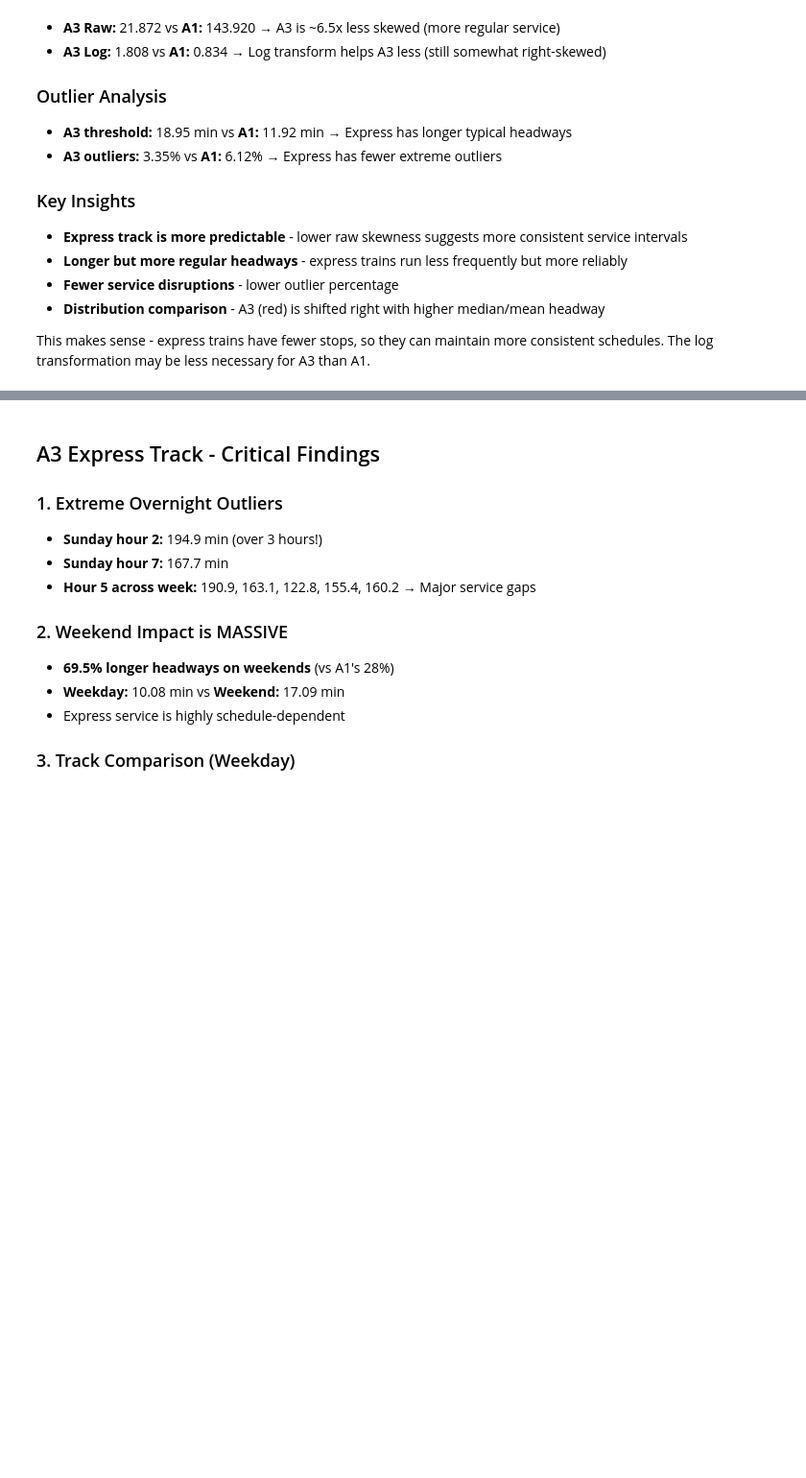
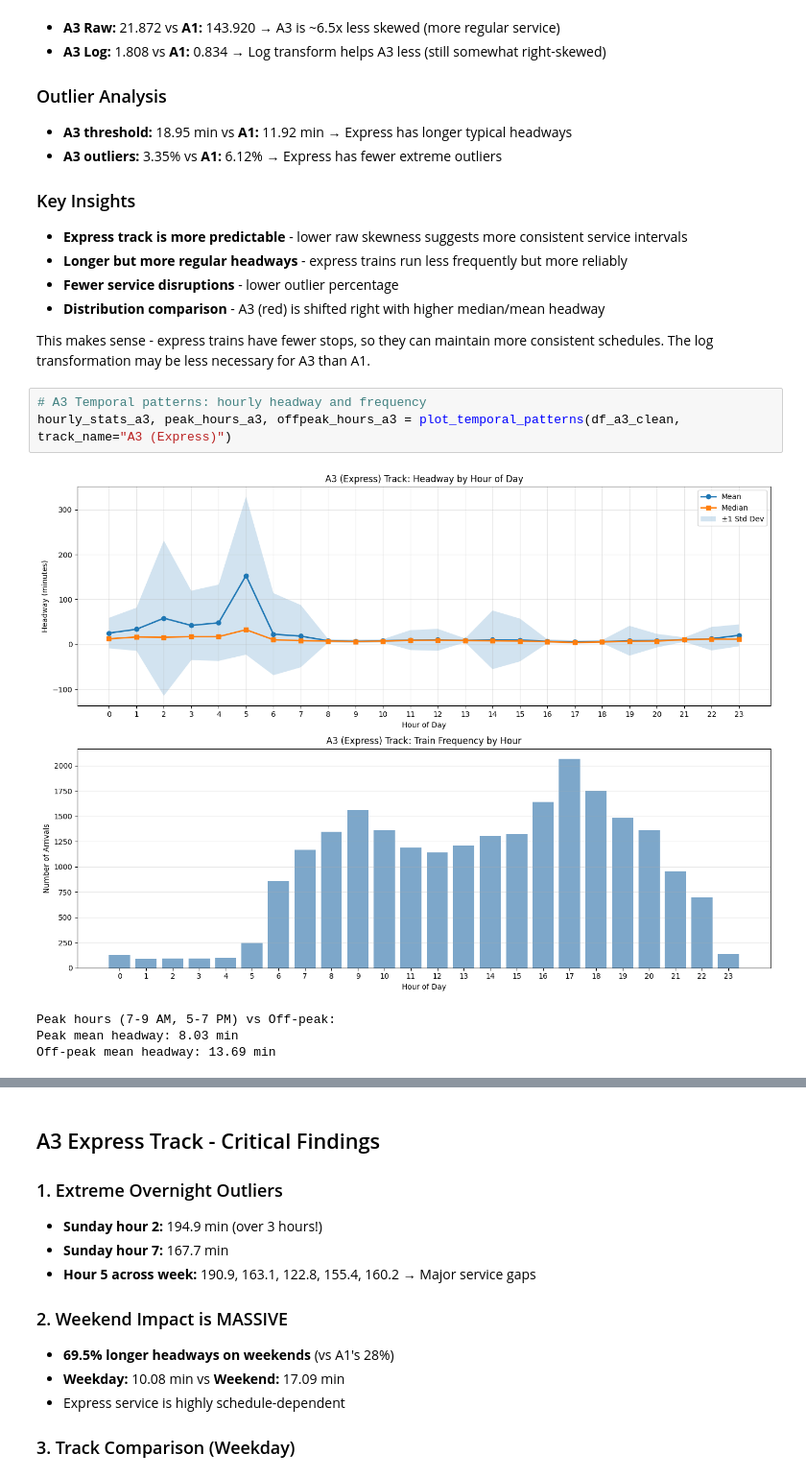
Before and after one commit to DanHerman212/headway-prediction, a Jupyter notebook: notebooks/ml_eda.ipynb, the cells around one changed output, grey strips where cells are left out. Shown at 96% size. Cells and saved outputs as stored; diff of their text form; blank space fills up the shorter version.

```diff
--- a/notebooks/ml_eda.ipynb
+++ b/notebooks/ml_eda.ipynb
@@ -119,3 +255,11 @@ comparison_stats = plot_track_comparison(df_a1_clean, df_a3_clean)
 - **Distribution comparison** - A3 (red) is shifted right with higher median/mean headway
 
 This makes sense - express trains have fewer stops, so they can maintain more consistent schedules. The log transformation may be less necessary for A3 than A1.
+# %%
+# A3 Temporal patterns: hourly headway and frequency
+hourly_stats_a3, peak_hours_a3, offpeak_hours_a3 = plot_temporal_patterns(df_a3_clean, track_name="A3 (Express)")
+# %% [output]
+[figure, added]
+Peak hours (7-9 AM, 5-7 PM) vs Off-peak:
+Peak mean headway: 8.03 min
+Off-peak mean headway: 13.69 min
```
Also changed, not shown: parts of 13 cells of this notebook.
